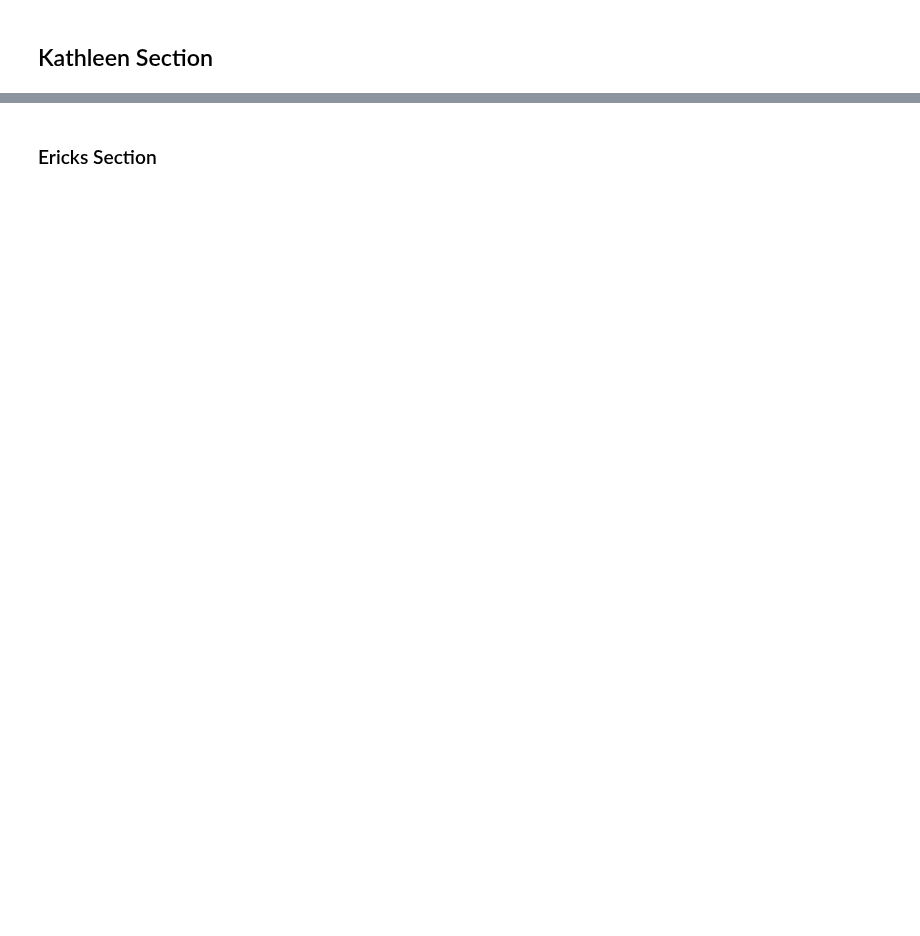
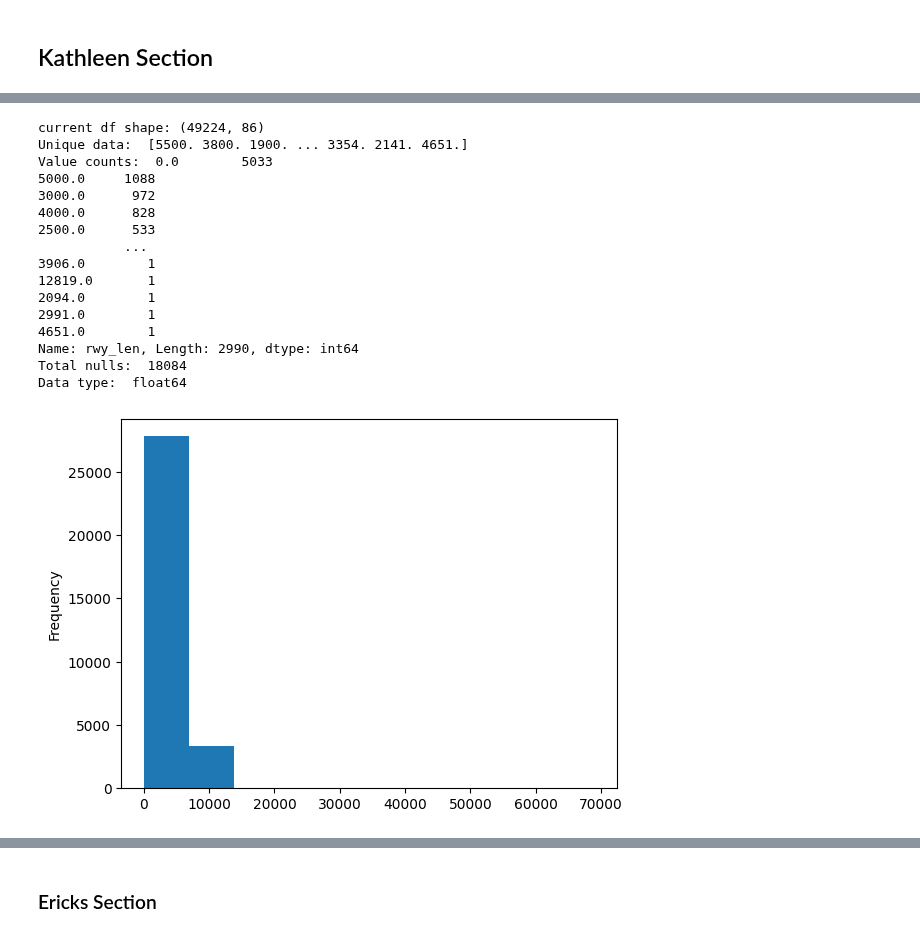
Before and after one commit to kd365/faafall22, a Jupyter notebook: cleaning.ipynb, the cells around one changed output, grey strips where cells are left out. Drawn from its saved outputs; the diff is of its cells as text; code cells hidden in the pictures; blank space fills up the shorter version.

```diff
--- a/cleaning.ipynb
+++ b/cleaning.ipynb
@@ -892,4 +930,4 @@ ntsb_1['rwy_num'].mask(ntsb_1['rwy_num'] == 'h2', np.nan, inplace=True)
 # %%
 ## update runway numbers
-ntsb_1['rwy_num'].mask(ntsb_1['rwy_num'] == '', np.nan, inplace=True)
-ntsb_1['rwy_num'].unique()
+ntsb_2['rwy_num'].mask(ntsb_2['rwy_num'] == '', np.nan, inplace=True)
+ntsb_2['rwy_num'].unique()
@@ -896,3 +952,21 @@ ntsb_1['rwy_num'].unique()
 # %%
-col_metrics(ntsb_1, col='rwy_len')
+col_metrics(ntsb_2, col='rwy_len')
+# %% [output]
+current df shape: (49224, 86)
+Unique data:  [5500. 3800. 1900. ... 3354. 2141. 4651.]
+Value counts:  0.0        5033
+5000.0     1088
+3000.0      972
+4000.0      828
+2500.0      533
+           ...
+3906.0        1
+12819.0       1
+2094.0        1
+2991.0        1
+4651.0        1
+Name: rwy_len, Length: 2990, dtype: int64
+Total nulls:  18084
+Data type:  float64
+[figure, added]
 # %%
```
Also changed, not shown: parts of 61 cells of this notebook.
